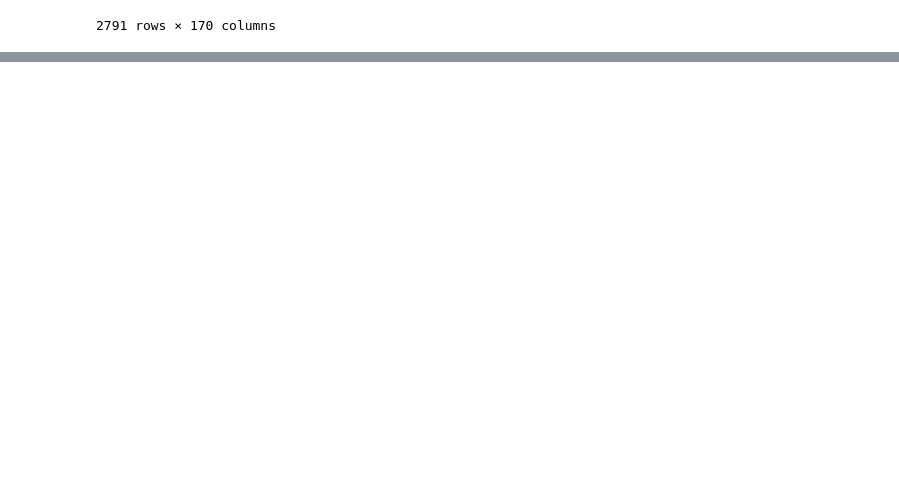
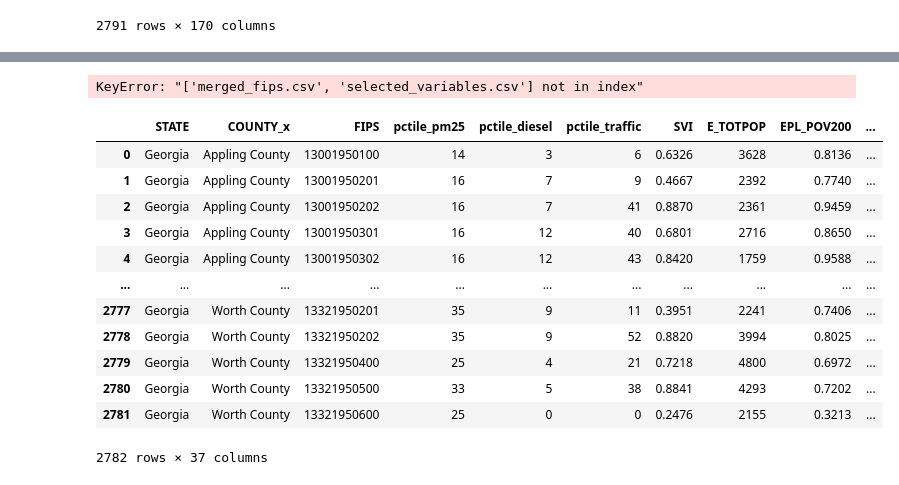
Before and after one commit to Daniel2814/AI_data_lab_16, a Jupyter notebook: vars_merged_dataset.ipynb, the cells around one changed output, grey strips where cells are left out. Cells and saved outputs as stored; diff of their text form; code cells hidden in the pictures; blank space fills up the shorter version.

Commit message:
model variables subsetted to a new csv called model_vars.csv - can put this into model

```diff
--- a/vars_merged_dataset.ipynb
+++ b/vars_merged_dataset.ipynb
@@ -69,0 +114,68 @@ merged_fips.to_csv("merged_fips.csv", index=False)
+# %%
+import pandas as pd
+
+def extract_columns(input_csv, output_csv, columns_to_extract):
+    # Load the CSV file into a DataFrame
+    df = pd.read_csv(input_csv)
+
+    # Select the desired columns
+    df_selected = df[columns_to_extract]
+
+    # Save to a new CSV file
+    df_selected.to_csv(output_csv, index=False)
+
+    print(f"Extracted columns saved to {output_csv}")
+
+# Example usage
+extract_columns("merged_fips.csv", "selected_vars.csv",["STATE", "COUNTY_x", "FIPS", "merged_fips.csv", "selected_variables.csv", "pctile_pm25", "pctile_diesel", "pctile_traffic", "SVI", "E_TOTPOP", "EPL_POV200", "EPL_OZONE", "EPL_PM", "EPL_DSLPM", "EPL_TOTCR", "EPL_NPL", "EPL_TRI", "EPL_TSD", "E_PARK", "EPL_ROAD", "EPL_IMPWTR", "EPL_NEHD", "EPL_SMOKE", "EPL_CFLD", "EPL_DRGT","EPL_HRCN", "EPL_RFLD", "EPL_SWND", "EPL_TRND", "Tribe_PCT_Tract", "P_PM25", "P_OZONE", "P_DSLPM", "P_RSEI_AIR", "P_PTRAF", "P_PTSDF", "T_UNEMPPCT", "T_D5_RSEI_AIR", "T_D5_PWDIS"])
+
+selected_vars = pd.read_csv("selected_variables.csv")
+# %% [output]
+KeyError: "['merged_fips.csv', 'selected_variables.csv'] not in index"
+# %%
+import pandas as pd
+
+def extract_columns(input_csv, output_csv, columns_to_extract):
+    # Load the CSV file into a DataFrame
+    df = pd.read_csv(input_csv)
+
+    # Select only the desired columns (Ensure they exist in the CSV)
+    df_selected = df[[col for col in columns_to_extract if col in df.columns]]
+
+    # Save to a new CSV file
+    df_selected.to_csv(output_csv, index=False)
+
+    output_csv
+
+
+input_file = "merged_fips.csv"
+output_file = "model_vars.csv"
+columns = [
+    "STATE", "COUNTY_x", "FIPS", "pctile_pm25", "pctile_diesel", "pctile_traffic",
+    "SVI", "E_TOTPOP", "EPL_POV200", "EPL_OZONE", "EPL_PM", "EPL_DSLPM", "EPL_TOTCR",
+    "EPL_NPL", "EPL_TRI", "EPL_TSD", "E_PARK", "EPL_ROAD", "EPL_IMPWTR", "EPL_NEHD",
+    "EPL_SMOKE", "EPL_CFLD", "EPL_DRGT", "EPL_HRCN", "EPL_RFLD", "EPL_SWND", "EPL_TRND",
+    "Tribe_PCT_Tract", "P_PM25", "P_OZONE", "P_DSLPM", "P_RSEI_AIR", "P_PTRAF", "P_PTSDF",
+    "T_UNEMPPCT", "T_D5_RSEI_AIR", "T_D5_PWDIS"
+]
+
+# Run the function
+extract_columns(input_file, output_file, columns)
+
+# Load the new CSV to verify
+model_vars = pd.read_csv(output_file)
+model_vars
+# %% [output]
+|  | STATE | COUNTY_x | FIPS | pctile_pm25 | pctile_diesel | pctile_traffic | SVI | E_TOTPOP | EPL_POV200 | ... |
+| 0 | Georgia | Appling County | 13001950100 | 14 | 3 | 6 | 0.6326 | 3628 | 0.8136 | ... |
+| 1 | Georgia | Appling County | 13001950201 | 16 | 7 | 9 | 0.4667 | 2392 | 0.7740 | ... |
+| 2 | Georgia | Appling County | 13001950202 | 16 | 7 | 41 | 0.8870 | 2361 | 0.9459 | ... |
+| 3 | Georgia | Appling County | 13001950301 | 16 | 12 | 40 | 0.6801 | 2716 | 0.8650 | ... |
+| 4 | Georgia | Appling County | 13001950302 | 16 | 12 | 43 | 0.8420 | 1759 | 0.9588 | ... |
+| ... | ... | ... | ... | ... | ... | ... | ... | ... | ... | ... |
+| 2777 | Georgia | Worth County | 13321950201 | 35 | 9 | 11 | 0.3951 | 2241 | 0.7406 | ... |
+| 2778 | Georgia | Worth County | 13321950202 | 35 | 9 | 52 | 0.8820 | 3994 | 0.8025 | ... |
+| 2779 | Georgia | Worth County | 13321950400 | 25 | 4 | 21 | 0.7218 | 4800 | 0.6972 | ... |
+| 2780 | Georgia | Worth County | 13321950500 | 33 | 5 | 38 | 0.8841 | 4293 | 0.7202 | ... |
+| 2781 | Georgia | Worth County | 13321950600 | 25 | 0 | 0 | 0.2476 | 2155 | 0.3213 | ... |
+2782 rows × 37 columns
```
Also changed, not shown: parts of 3 cells of this notebook, 6 other files.
